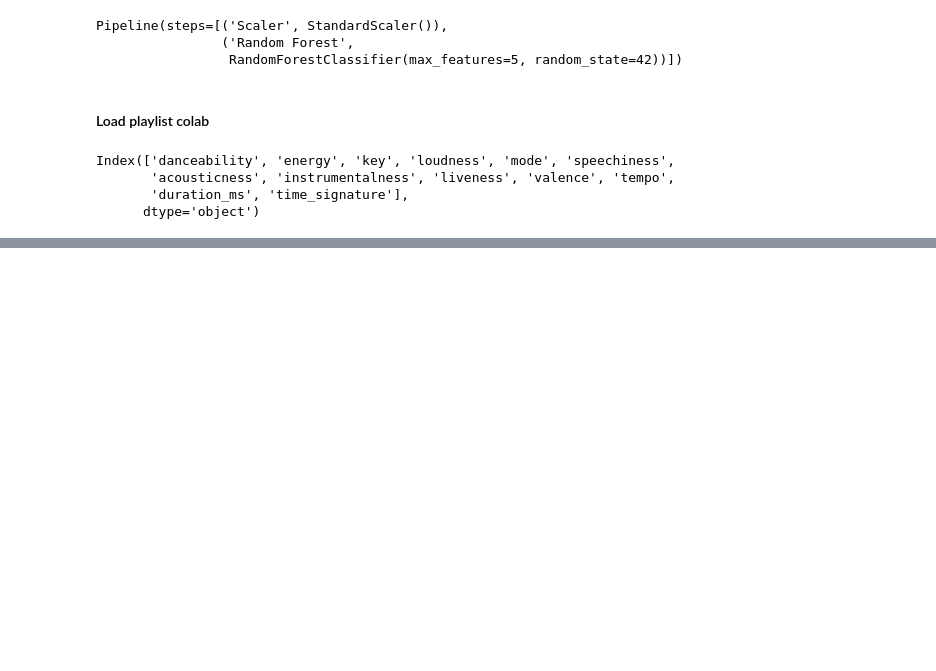
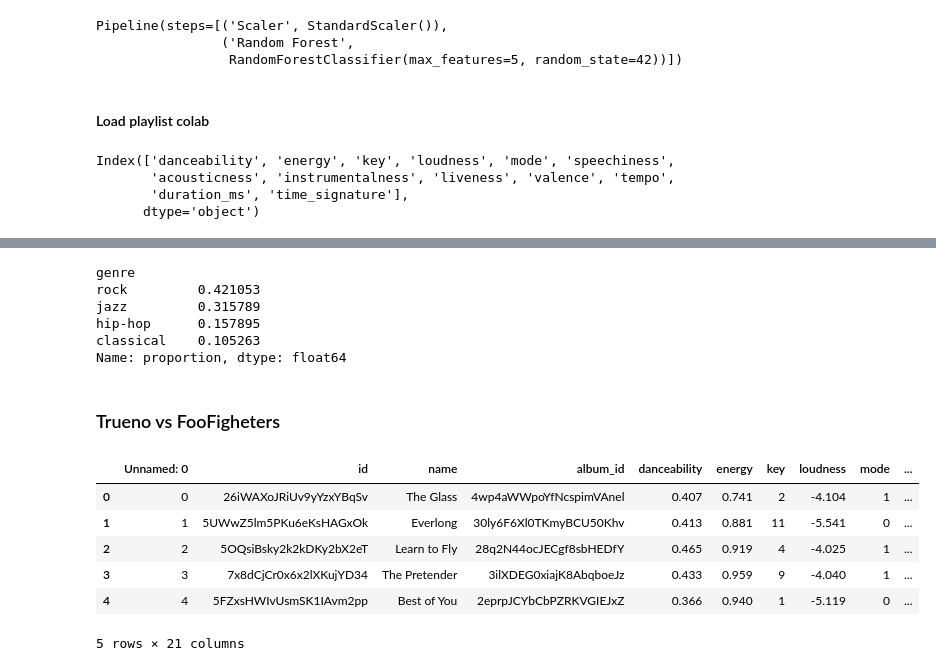
Before and after one commit to JaviCeRodriguez/IAA_tpfinal, a Jupyter notebook: Todo_junto.ipynb, the cells around one changed output, grey strips where cells are left out. Drawn from its saved outputs; the diff is of its cells as text; code cells hidden in the pictures; blank space fills up the shorter version.

```diff
--- a/Todo_junto.ipynb
+++ b/Todo_junto.ipynb
@@ -1188,0 +1200,27 @@ songs[['name','genre']]
+# %%
+songs.value_counts('genre',normalize=True)
+# %% [output]
+genre
+rock         0.421053
+jazz         0.315789
+hip-hop      0.157895
+classical    0.105263
+Name: proportion, dtype: float64
+# %% [markdown]
+### Trueno vs FooFigheters
+# %%
+y_trueno = pd.read_csv('./datasets/test_final/this_is_trueno_tracks_audio_features.csv')
+songs_truneo = pd.read_csv('./datasets/test_final/this_is_trueno.csv')
+
+y_foo = pd.read_csv('./datasets/test_final/this_is_foo_tracks_audio_features.csv')
+songs_foo = pd.read_csv('./datasets/test_final/this_is_foo.csv')
+# %%
+songs_foo.head()
+# %% [output]
+|  | Unnamed: 0 | id | name | album_id | danceability | energy | key | loudness | mode | ... |
+| 0 | 0 | 26iWAXoJRiUv9yYzxYBqSv | The Glass | 4wp4aWWpoYfNcspimVAnel | 0.407 | 0.741 | 2 | -4.104 | 1 | ... |
+| 1 | 1 | 5UWwZ5lm5PKu6eKsHAGxOk | Everlong | 30ly6F6Xl0TKmyBCU50Khv | 0.413 | 0.881 | 11 | -5.541 | 0 | ... |
+| 2 | 2 | 5OQsiBsky2k2kDKy2bX2eT | Learn to Fly | 28q2N44ocJECgf8sbHEDfY | 0.465 | 0.919 | 4 | -4.025 | 1 | ... |
+| 3 | 3 | 7x8dCjCr0x6x2lXKujYD34 | The Pretender | 3ilXDEG0xiajK8AbqboeJz | 0.433 | 0.959 | 9 | -4.040 | 1 | ... |
+| 4 | 4 | 5FZxsHWIvUsmSK1IAvm2pp | Best of You | 2eprpJCYbCbPZRKVGIEJxZ | 0.366 | 0.940 | 1 | -5.119 | 0 | ... |
+5 rows × 21 columns
```
Also changed, not shown: parts of 11 cells of this notebook, 7 other files.
